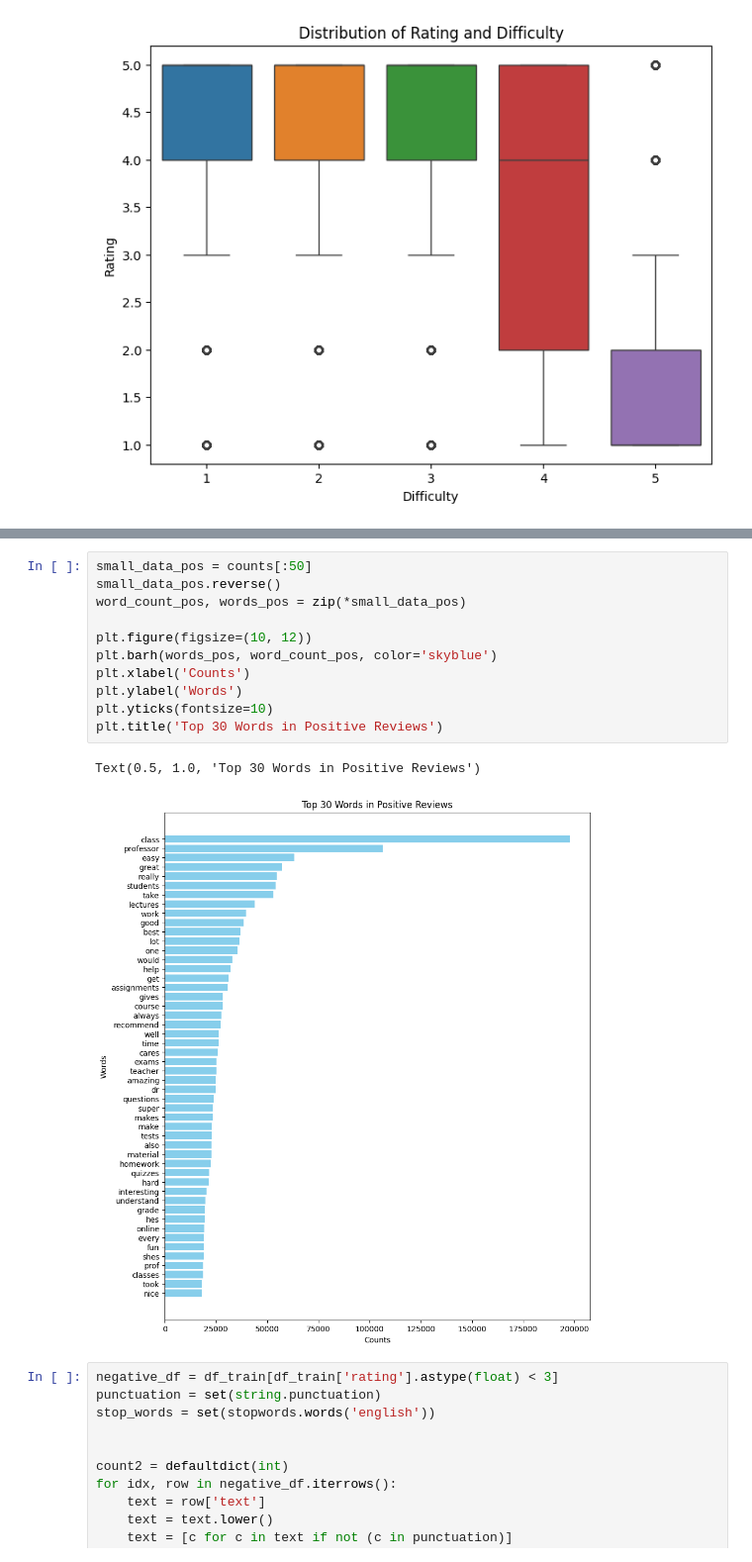
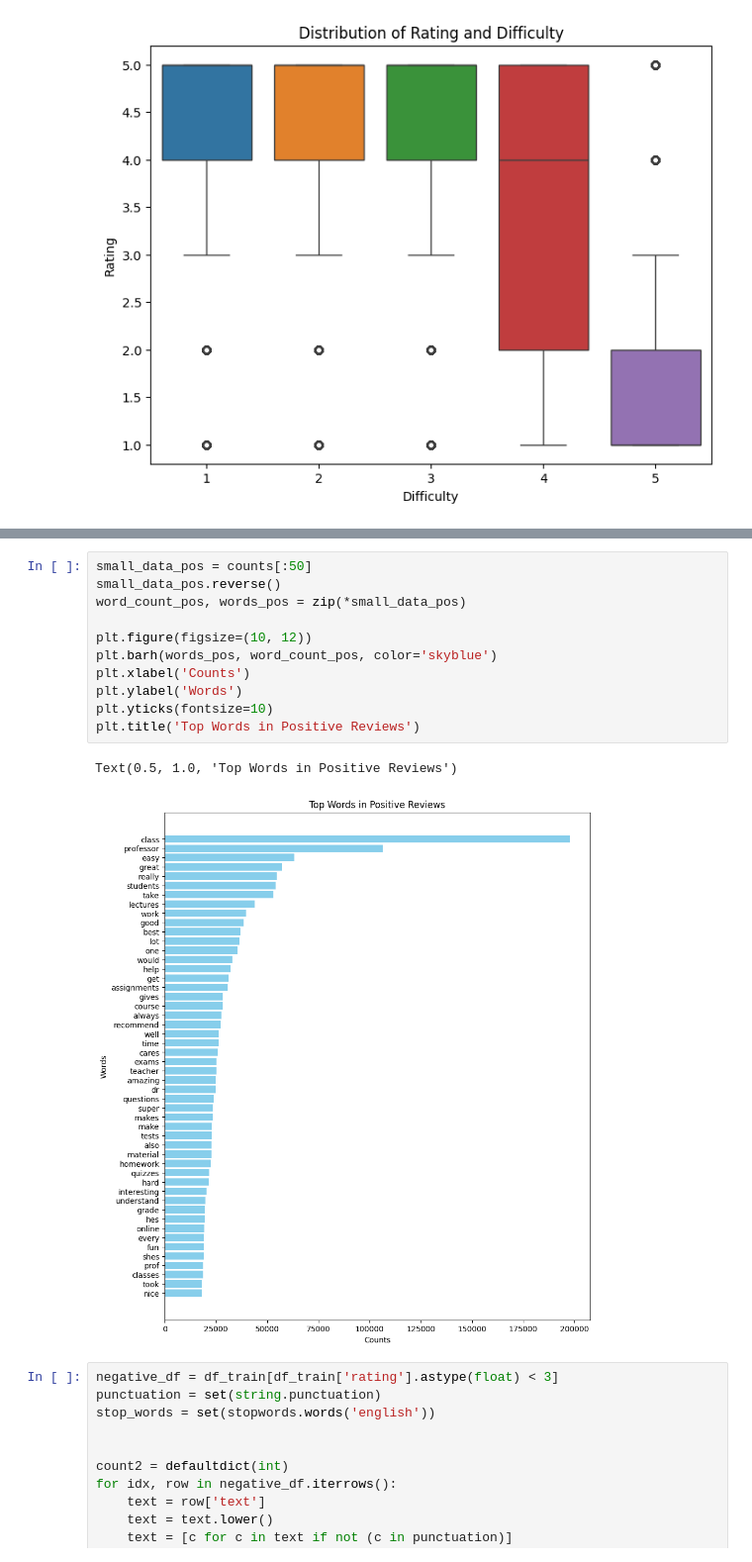
Before and after one commit to JudeRgamba/CSE-158R-Assignment-2, a Jupyter notebook: assignment2.ipynb, the cells around one changed output, grey strips where cells are left out. Shown: that part at 99% size. Cells and saved outputs as stored; diff of their text form.

```diff
--- a/assignment2.ipynb
+++ b/assignment2.ipynb
@@ -168,17 +179,17 @@ counts.sort(reverse=True)
 # %%
 small_data_pos = counts[:50]
 small_data_pos.reverse()
 word_count_pos, words_pos = zip(*small_data_pos)
 
 plt.figure(figsize=(10, 12))
 plt.barh(words_pos, word_count_pos, color='skyblue')
 plt.xlabel('Counts')
 plt.ylabel('Words')
 plt.yticks(fontsize=10)
-plt.title('Top 30 Words in Positive Reviews')
+plt.title('Top Words in Positive Reviews')
 # %% [output]
-Text(0.5, 1.0, 'Top 30 Words in Positive Reviews')
+Text(0.5, 1.0, 'Top Words in Positive Reviews')
-[figure, old version]
+[figure, new version]
 # %%
 negative_df = df_train[df_train['rating'].astype(float) < 3]
 punctuation = set(string.punctuation)
```
Also changed, not shown: parts of 8 cells of this notebook.
